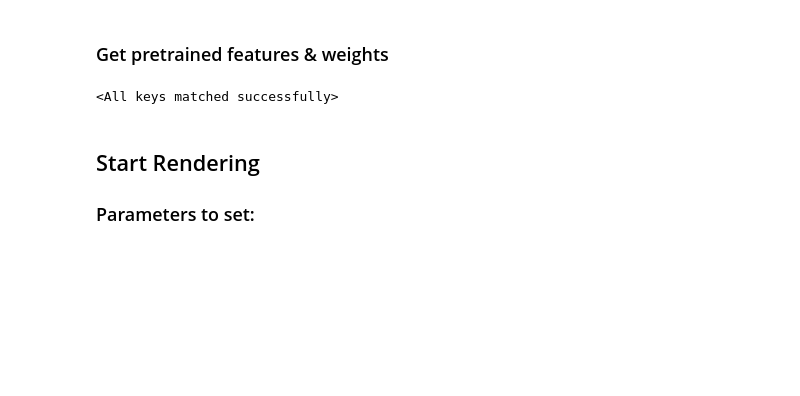
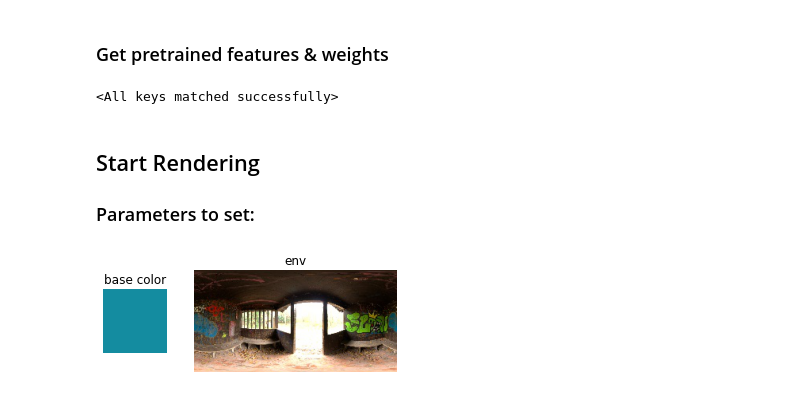
Before and after one commit to nexuslrf/ENVIDR, a Jupyter notebook: demo.ipynb, the cells around one changed output. Drawn from its saved outputs; the diff is of its cells as text; code cells hidden in the pictures; blank space fills up the shorter version.

```diff
--- a/demo.ipynb
+++ b/demo.ipynb
@@ -244,6 +250,21 @@ diffuse_net.load_state_dict(torch.load('demo/diffuse_net.pth', map_location=devi
 specular_net.load_state_dict(torch.load('demo/specular_net.pth', map_location=device))
 # %% [output]
 <All keys matched successfully>
+# %%
+# HDRI are from https://github.com/google/filament/tree/main/third_party/environments
+env2idx = {
+    "flower_road_2k": 0,
+    "flower_road_no_sun_2k": 1,
+    "graffiti_shelter_2k": 2,
+    "lightroom_14b": 3,
+    "noon_grass_2k": 4,
+    "parking_garage_2k": 5,
+    "pillars_2k": 6,
+    "studio_small_02_2k": 7,
+    "syferfontein_18d_clear_2k": 8,
+    "the_sky_is_on_fire_2k": 9,
+    "venetian_crossroads_2k": 10
+ }
 # %% [markdown]
 ## Start Rendering
 
@@ -262,3 +272,34 @@ env_idx = 3
+# %%
+#@title Rendering Parameters { run: "auto" }
+# camera_pose
+theta = 0 #@param {type:"slider", min:0, max:360, step:1}
+phi = 0 #@param {type:"slider", min:-90, max:90, step:1}
+radius = 4.0 #@param
+# materials
+roughness = 0.0 #@param {type:"slider", min:0, max:1, step:0.05}
+metallic = 0.2 #@param {type:"slider", min:0, max:1, step:0.05}
+
+R = 20 #@param {type:"slider", min:0, max:255, step:1}
+G = 140 #@param {type:"slider", min:0, max:255, step:1}
+B = 160 #@param {type:"slider", min:0, max:255, step:1}
+
+base_color = [R/255., G/255., B/255.]
+
+plt.figure(figsize=(8, 4))
+pat = np.ones((5, 5, 3)) * np.array(base_color)
+plt.subplot(1, 6, 3)
+plt.imshow(pat); plt.axis('off'); plt.title('base color')
+
+# environment light [0-10]
+env = "graffiti_shelter_2k" #@param ["flower_road_2k", "flower_road_no_sun_2k", "graffiti_shelter_2k", "lightroom_14b", "noon_grass_2k", "parking_garage_2k", "pillars_2k", "studio_small_02_2k", "syferfontein_18d_clear_2k", "the_sky_is_on_fire_2k", "venetian_crossroads_2k"]
+env_idx = env2idx[env]
+
+plt.subplot(1, 2, 2)
+probe = plt.imread(f'demo/envs/thumbnails/{env}_srgb.jpg')
+plt.imshow(probe); plt.axis('off'); plt.title('env')
+plt.show()
+# %% [output]
+[figure, added]
 # %%
 ####################
 # Setup Env. Light #
```
Also changed, not shown: parts of 5 cells of this notebook.
